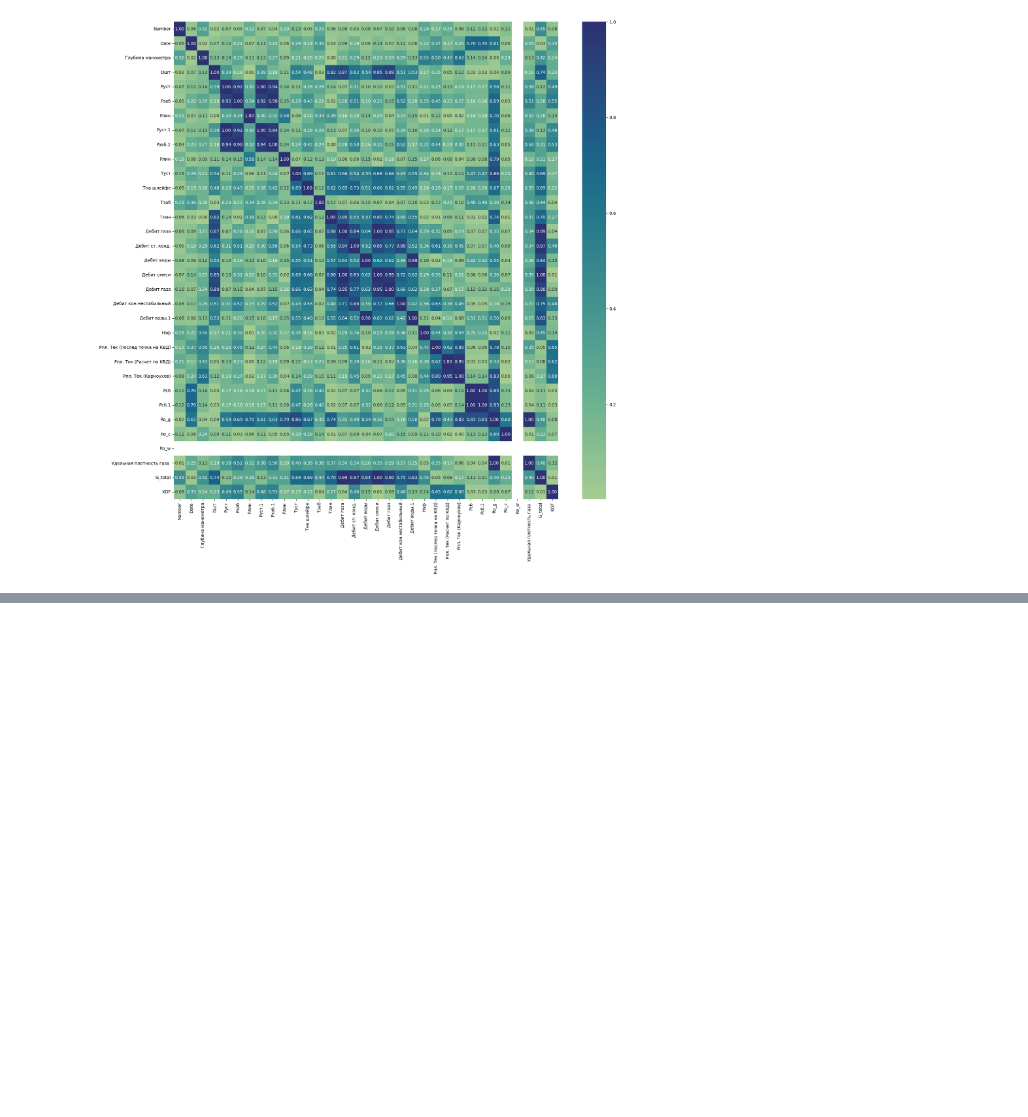
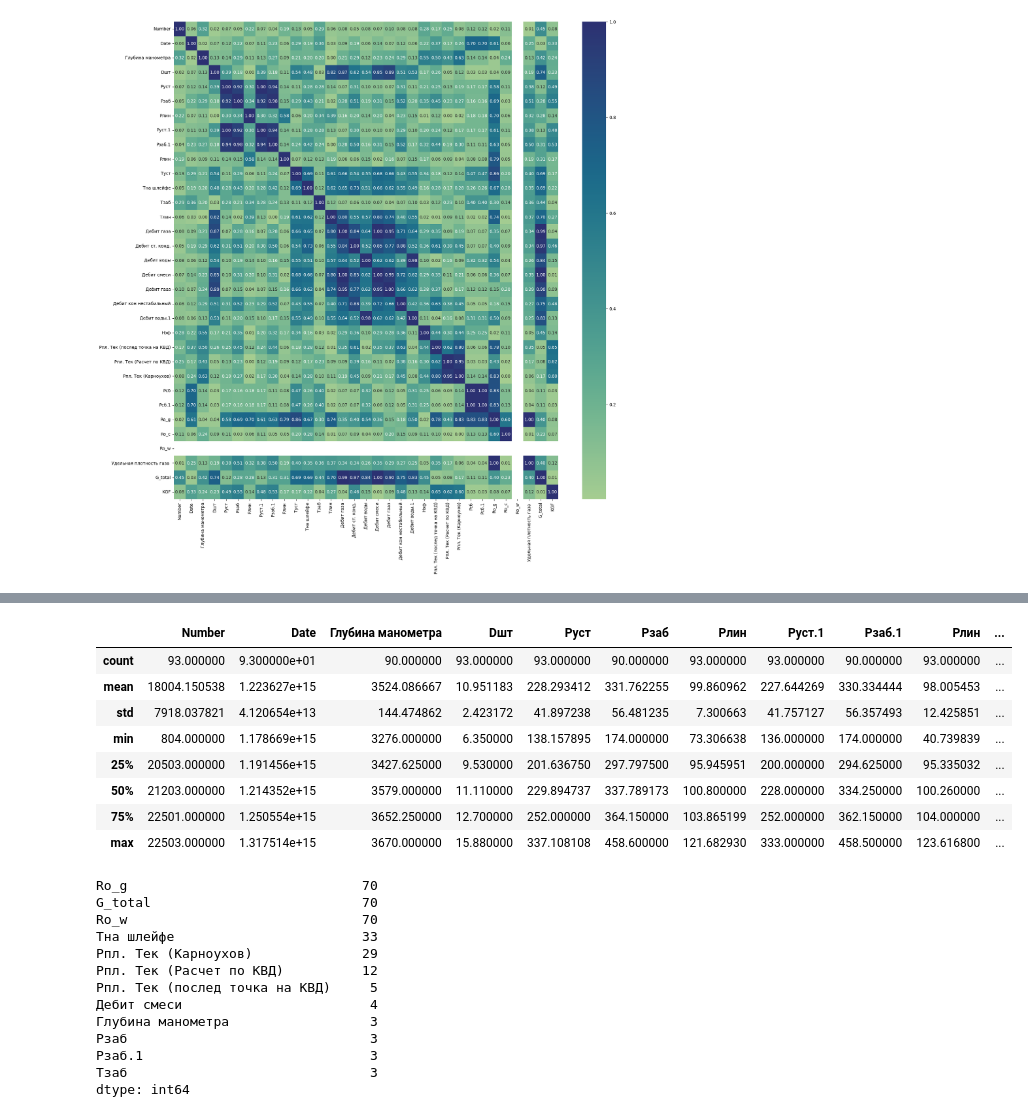
Before and after one commit to pstpn/ml, a Jupyter notebook: eda/eda.ipynb, the cells around one changed output, grey strips where cells are left out. Drawn from its saved outputs; the diff is of its cells as text; code cells hidden in the pictures; blank space fills up the shorter version.

```diff
--- a/eda/eda.ipynb
+++ b/eda/eda.ipynb
@@ -143,0 +165,28 @@ plt.show()
+# %%
+with pd.option_context('display.max_rows', None, 'display.max_columns', None):
+    display(df.describe())
+    nadf = df.isna().sum().sort_values(ascending=False)
+    display(nadf[nadf > 0])
+# %% [output]
+|  | Number | Date | Глубина манометра | Dшт | Руст | Рзаб | Pлин | Руст.1 | Рзаб.1 | Рлин | ... |
+| count | 93.000000 | 9.300000e+01 | 90.000000 | 93.000000 | 93.000000 | 90.000000 | 93.000000 | 93.000000 | 90.000000 | 93.000000 | ... |
+| mean | 18004.150538 | 1.223627e+15 | 3524.086667 | 10.951183 | 228.293412 | 331.762255 | 99.860962 | 227.644269 | 330.334444 | 98.005453 | ... |
+| std | 7918.037821 | 4.120654e+13 | 144.474862 | 2.423172 | 41.897238 | 56.481235 | 7.300663 | 41.757127 | 56.357493 | 12.425851 | ... |
+| min | 804.000000 | 1.178669e+15 | 3276.000000 | 6.350000 | 138.157895 | 174.000000 | 73.306638 | 136.000000 | 174.000000 | 40.739839 | ... |
+| 25% | 20503.000000 | 1.191456e+15 | 3427.625000 | 9.530000 | 201.636750 | 297.797500 | 95.945951 | 200.000000 | 294.625000 | 95.335032 | ... |
+| 50% | 21203.000000 | 1.214352e+15 | 3579.000000 | 11.110000 | 229.894737 | 337.789173 | 100.800000 | 228.000000 | 334.250000 | 100.260000 | ... |
+| 75% | 22501.000000 | 1.250554e+15 | 3652.250000 | 12.700000 | 252.000000 | 364.150000 | 103.865199 | 252.000000 | 362.150000 | 104.000000 | ... |
+| max | 22503.000000 | 1.317514e+15 | 3670.000000 | 15.880000 | 337.108108 | 458.600000 | 121.682930 | 333.000000 | 458.500000 | 123.616800 | ... |
+Ro_g                              70
+G_total                           70
+Ro_w                              70
+Тна шлейфе                        33
+Рпл. Тек (Карноухов)              29
+Рпл. Тек (Расчет по КВД)          12
+Рпл. Тек (послед точка на КВД)     5
+Дебит смеси                        4
+Глубина манометра                  3
+Рзаб                               3
+Рзаб.1                             3
+Тзаб                               3
+dtype: int64
```
Also changed, not shown: parts of 4 cells of this notebook.
